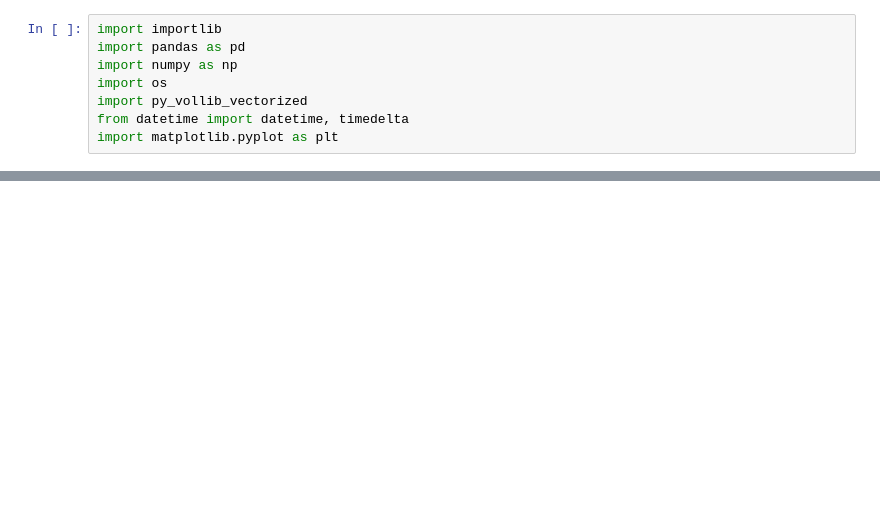
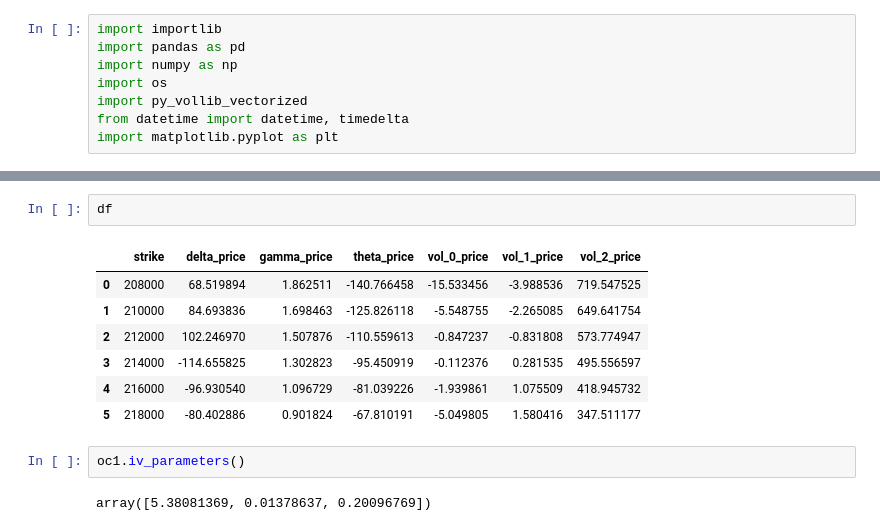
Before and after one commit to srajangarg/irage-assignment, a Jupyter notebook: work/playground.ipynb, the cells around one changed output, grey strips where cells are left out. Saved outputs shown, nothing was run; the diff lists cells and outputs as text; blank space fills up the shorter version.

```diff
--- a/work/playground.ipynb
+++ b/work/playground.ipynb
@@ -61,3 +109,17 @@ oc2.df[oc2.df['strike'] == 74000]
+# %%
+df
+# %% [output]
+|  | strike | delta_price | gamma_price | theta_price | vol_0_price | vol_1_price | vol_2_price |
+| 0 | 208000 | 68.519894 | 1.862511 | -140.766458 | -15.533456 | -3.988536 | 719.547525 |
+| 1 | 210000 | 84.693836 | 1.698463 | -125.826118 | -5.548755 | -2.265085 | 649.641754 |
+| 2 | 212000 | 102.246970 | 1.507876 | -110.559613 | -0.847237 | -0.831808 | 573.774947 |
+| 3 | 214000 | -114.655825 | 1.302823 | -95.450919 | -0.112376 | 0.281535 | 495.556597 |
+| 4 | 216000 | -96.930540 | 1.096729 | -81.039226 | -1.939861 | 1.075509 | 418.945732 |
+| 5 | 218000 | -80.402886 | 0.901824 | -67.810191 | -5.049805 | 1.580416 | 347.511177 |
+# %%
+oc1.iv_parameters()
+# %% [output]
+array([5.38081369, 0.01378637, 0.20096769])
 # %%
 oc2.iv_parameters()
 # %% [output]
```
Also changed, not shown: parts of 19 cells of this notebook, 2 other files.
